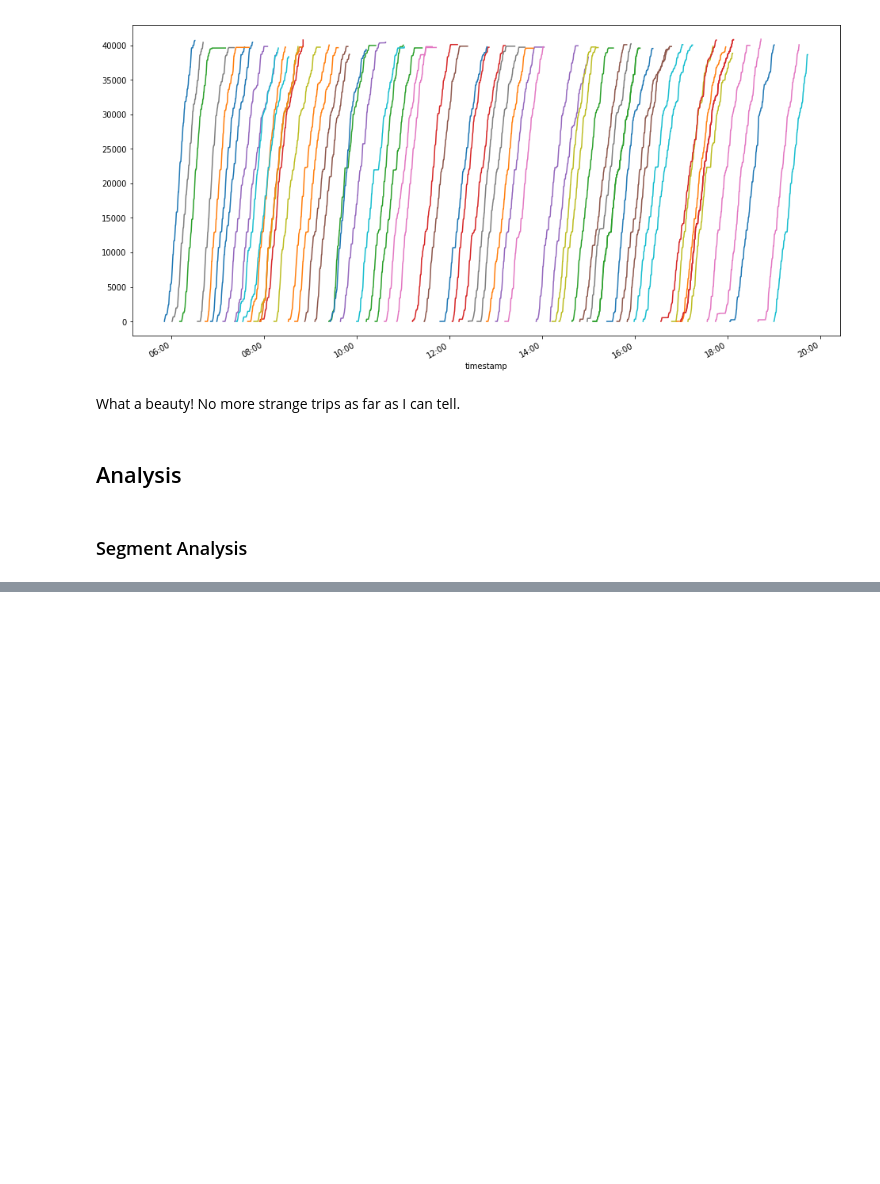
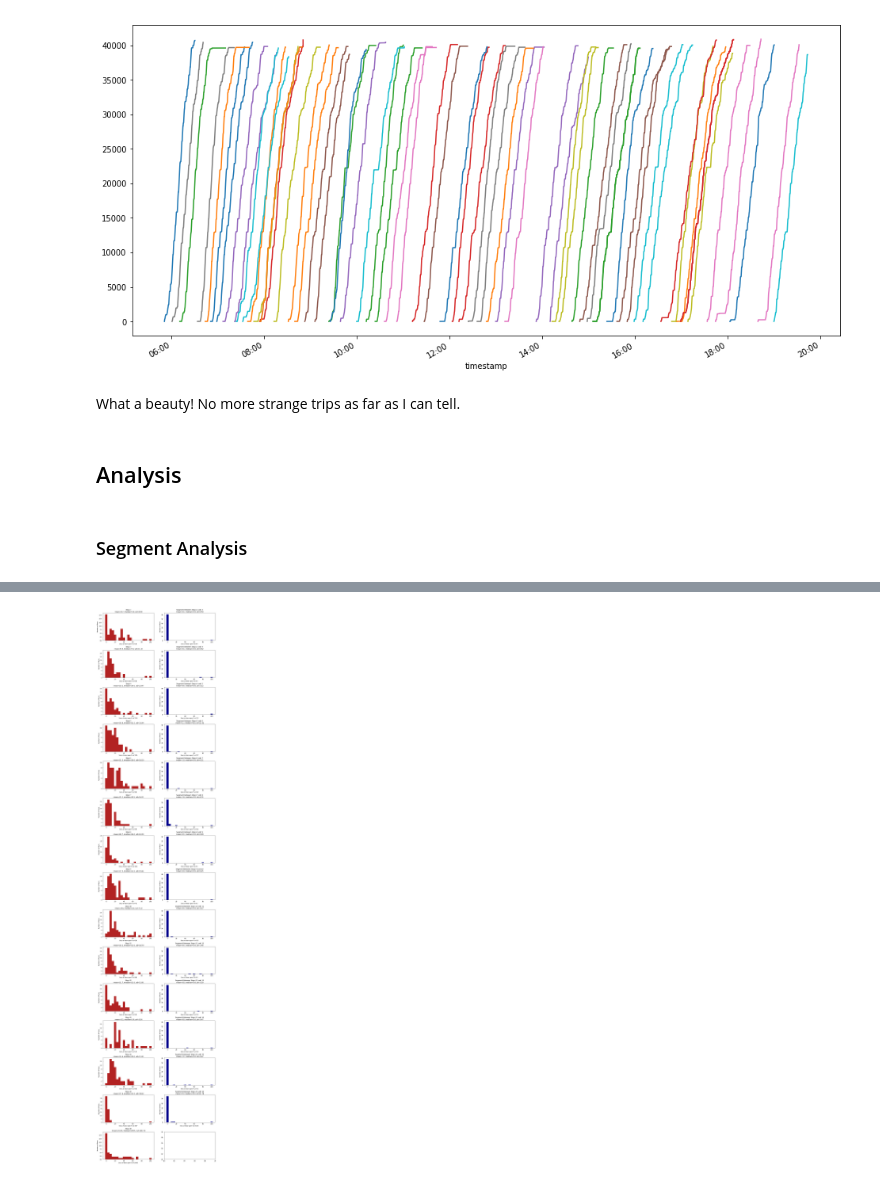
Before and after one commit to ehabebeid/ehabebeid.github.io, a Jupyter notebook: bus_avl/index.ipynb, the cells around one changed output, grey strips where cells are left out. Saved outputs shown, nothing was run; the diff lists cells and outputs as text; code cells hidden in the pictures; blank space fills up the shorter version.

```diff
--- a/bus_avl/index.ipynb
+++ b/bus_avl/index.ipynb
@@ -368,0 +477,4 @@ for key, l in segment_durations.items():
+# %%
+show_segment_hists(segment_door_open, "Secs of door open")
+# %% [output]
+[figure, added]
```
Also changed, not shown: parts of 21 cells of this notebook.
